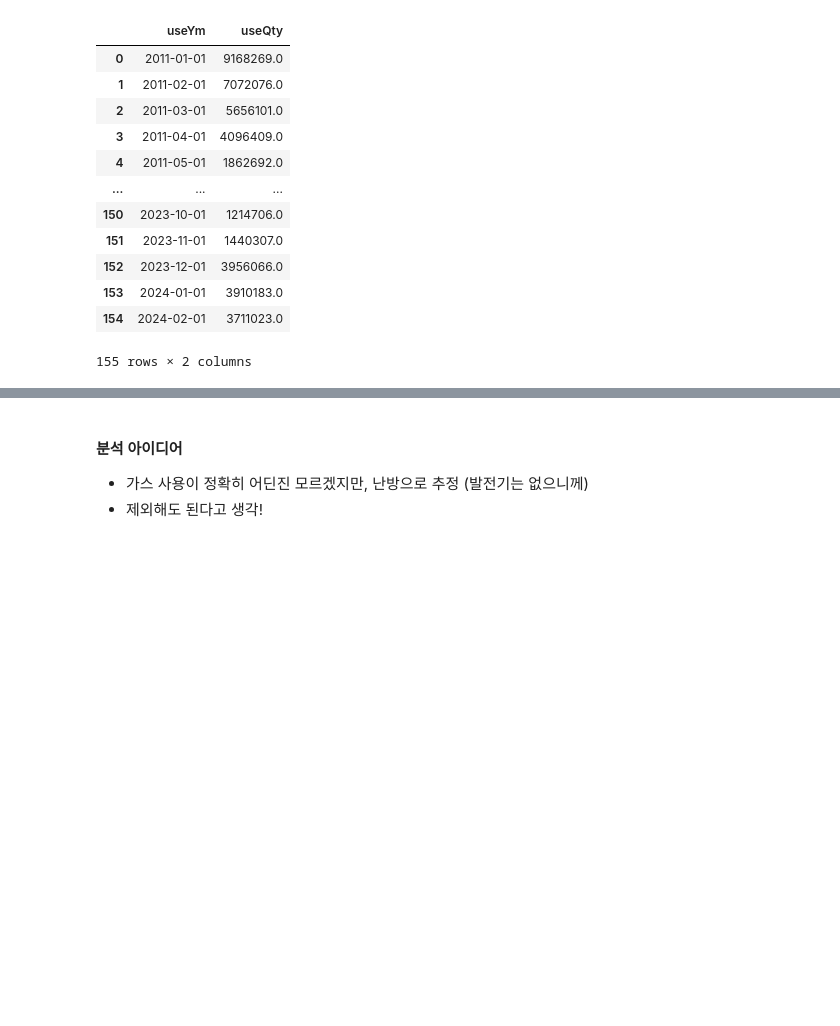
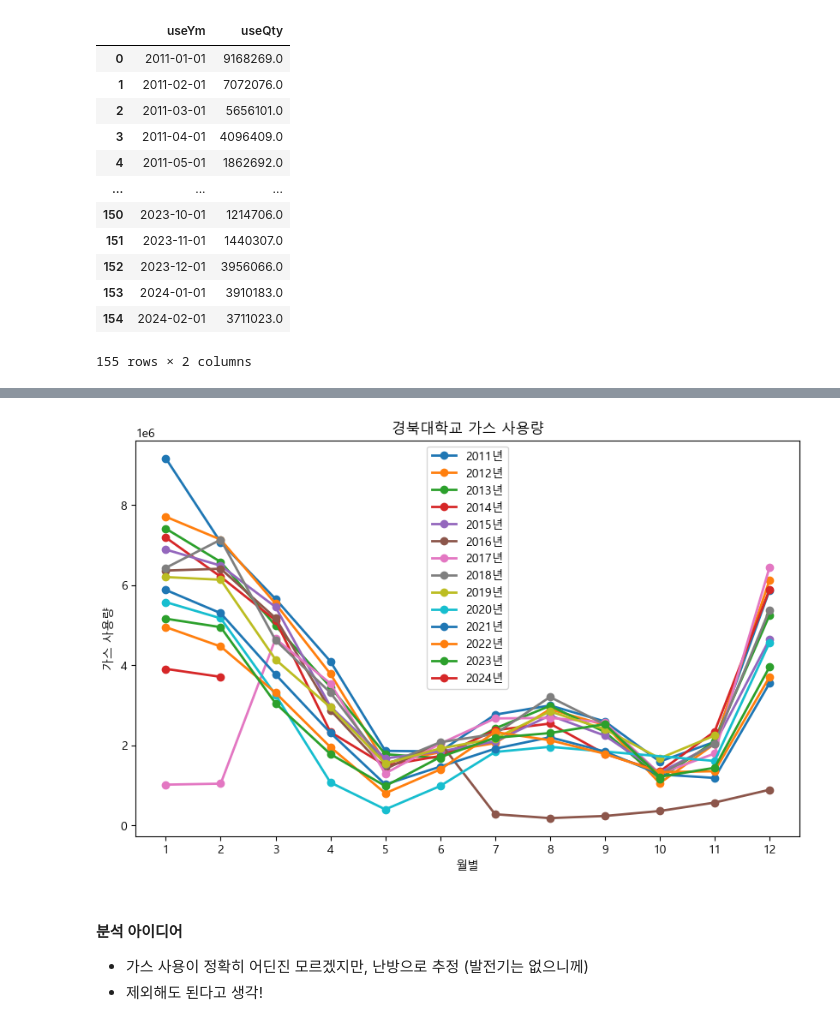
Before and after one commit to zeenoo11/Project_LivingLab, a Jupyter notebook: Projects/B01_prep_ideas.ipynb, the cells around one changed output, grey strips where cells are left out. Cells and saved outputs as stored; diff of their text form; code cells hidden in the pictures; blank space fills up the shorter version.

```diff
--- a/Projects/B01_prep_ideas.ipynb
+++ b/Projects/B01_prep_ideas.ipynb
@@ -105,3 +160,20 @@ plt.show()
+# %%
+# 월별 가스 사용량
+data_gas['Month'] = data_gas['useYm'].dt.month
+data_gas['Year'] = data_gas['useYm'].dt.year
+
+# plots
+plt.figure(figsize=(10, 6))
+for i in range(2011, 2025):
+    plt.plot(data_gas[data_gas['Year'] == i].groupby('Month')['useQty'].sum(), label=f'{i}년', marker='o', linestyle='-', linewidth=2)
+plt.xlabel('월별')
+plt.xticks(np.arange(1, 13))
+plt.ylabel('가스 사용량')
+plt.title('경북대학교 가스 사용량')
+plt.legend()
+plt.show()
+# %% [output]
+[figure, added]
 # %% [markdown]
 #### 분석 아이디어
 - 가스 사용이 정확히 어딘진 모르겠지만, 난방으로 추정 (발전기는 없으니께)
```
Also changed, not shown: parts of 11 cells of this notebook.
